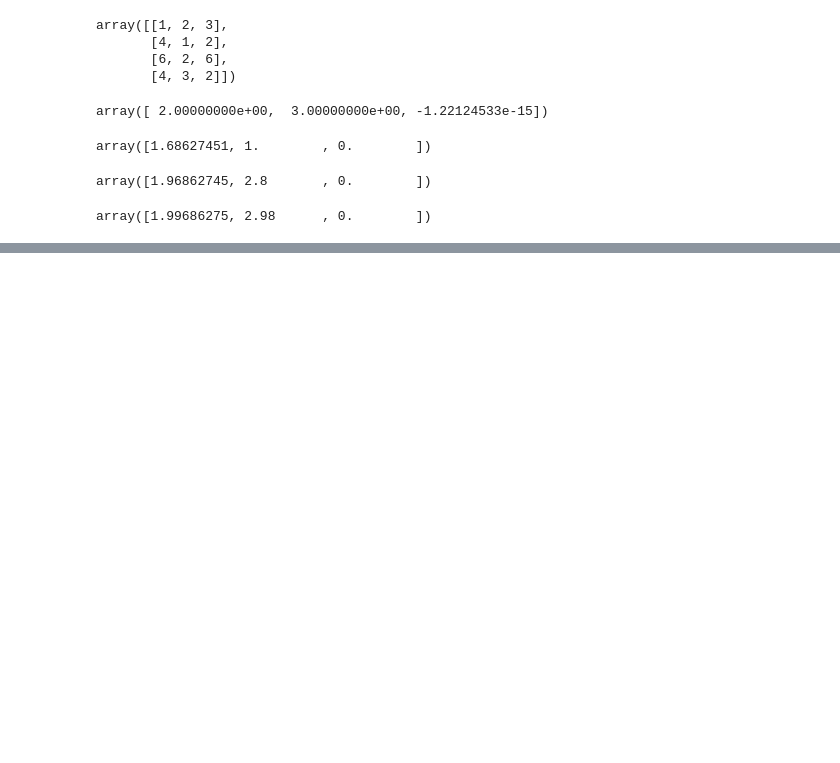
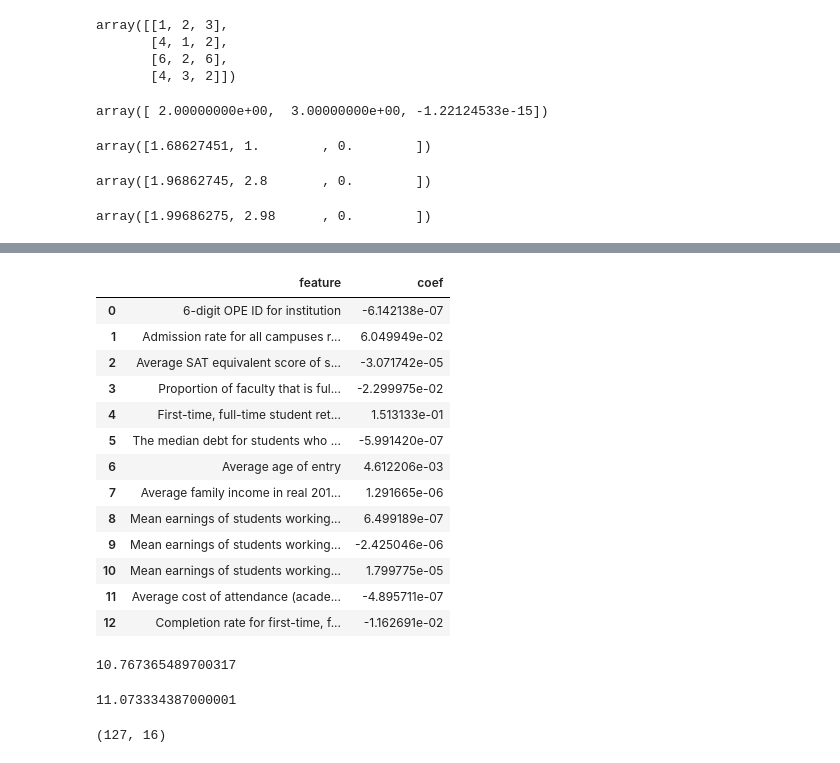
Before and after one commit to huntercash/Project3-ML, a Jupyter notebook: Step2-ML/Ibrahim/Lasso.ipynb, the cells around one changed output, grey strips where cells are left out. Drawn from its saved outputs; the diff is of its cells as text; code cells hidden in the pictures; blank space fills up the shorter version.

```diff
--- a/Step2-ML/Ibrahim/Lasso.ipynb
+++ b/Step2-ML/Ibrahim/Lasso.ipynb
@@ -68,3 +68,4 @@ data
 # %%
-Y = data['MD_EARN_WNE_P10']
+Y = data['Nat Log Mean earnings of students working and not enrolled 10 years after entry']
+Y.head()
 # Median earnings of students working and not enrolled 10 years after entry
@@ -86,0 +142,2 @@ ValueError: Input contains NaN, infinity or a value too large for dtype('float64
+# %%
+reg = LinearRegression().fit(X, Y)
@@ -86,0 +151,31 @@ ValueError: Input contains NaN, infinity or a value too large for dtype('float64
+# %%
+linear_results = pd.DataFrame()
+linear_results['feature']=X.columns
+linear_results['coef']=reg.coef_
+# %%
+linear_results
+# %% [output]
+|  | feature | coef |
+| 0 | 6-digit OPE ID for institution | -6.142138e-07 |
+| 1 | Admission rate for all campuses r... | 6.049949e-02 |
+| 2 | Average SAT equivalent score of s... | -3.071742e-05 |
+| 3 | Proportion of faculty that is ful... | -2.299975e-02 |
+| 4 | First-time, full-time student ret... | 1.513133e-01 |
+| 5 | The median debt for students who ... | -5.991420e-07 |
+| 6 | Average age of entry | 4.612206e-03 |
+| 7 | Average family income in real 201... | 1.291665e-06 |
+| 8 | Mean earnings of students working... | 6.499189e-07 |
+| 9 | Mean earnings of students working... | -2.425046e-06 |
+| 10 | Mean earnings of students working... | 1.799775e-05 |
+| 11 | Average cost of attendance (acade... | -4.895711e-07 |
+| 12 | Completion rate for first-time, f... | -1.162691e-02 |
+# %%
+C = data['Nat Log Mean earnings of students working and not enrolled 10 years after entry'].mean()
+C
+# %% [output]
+10.767365489700317
+# %%
+m = data['Nat Log Mean earnings of students working and not enrolled 10 years after entry'].quantile(0.90)
+print(m)
+# %% [output]
+11.073334387000001
@@ -86,0 +184,4 @@ ValueError: Input contains NaN, infinity or a value too large for dtype('float64
+# %%
+q.shape
+# %% [output]
+(127, 16)
```
Also changed, not shown: parts of 14 cells of this notebook, 11 other files.
